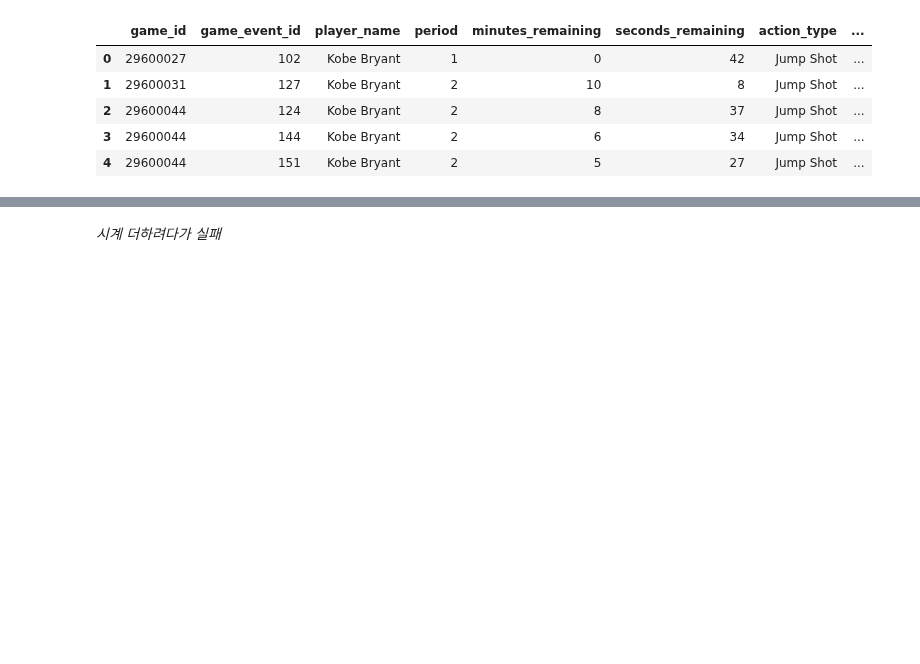
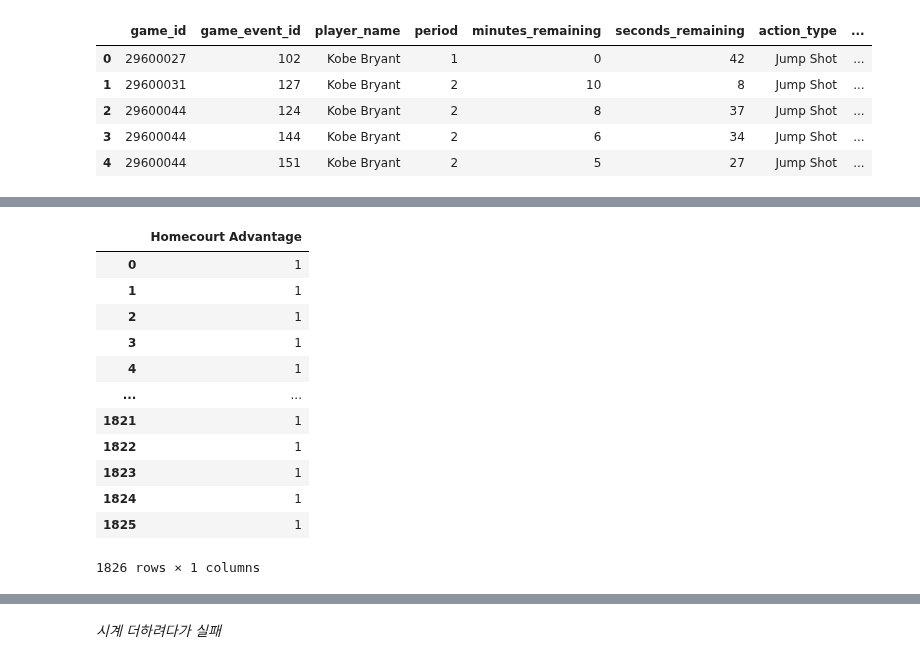
Before and after one commit to dagyaom/-, a Jupyter notebook: ai05_sc22x_정세연.ipynb, the cells around one changed output, grey strips where cells are left out. Cells and saved outputs as stored; diff of their text form; code cells hidden in the pictures; blank space fills up the shorter version.

```diff
--- a/ai05_sc22x_정세연.ipynb
+++ b/ai05_sc22x_정세연.ipynb
@@ -175,0 +165,17 @@ test.head()
+# %%
+advantage1 = pd.DataFrame(b, columns= ['Homecourt Advantage'])
+advantage1
+# %% [output]
+|  | Homecourt Advantage |
+| 0 | 1 |
+| 1 | 1 |
+| 2 | 1 |
+| 3 | 1 |
+| 4 | 1 |
+| ... | ... |
+| 1821 | 1 |
+| 1822 | 1 |
+| 1823 | 1 |
+| 1824 | 1 |
+| 1825 | 1 |
+1826 rows × 1 columns
```
Also changed, not shown: parts of 2 cells of this notebook.
